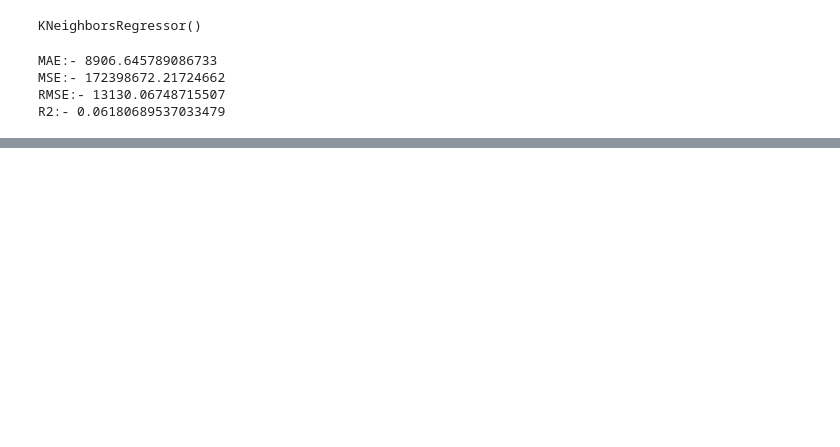
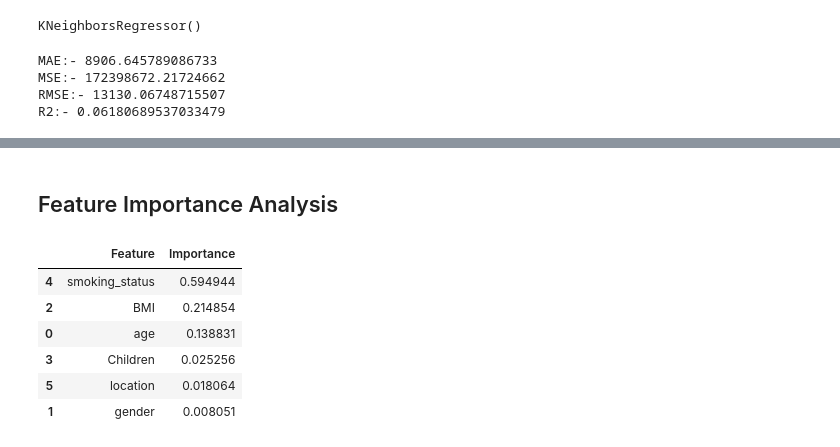
Before and after one commit to Saurabh999261/health-insurance-cost-prediction, a Jupyter notebook: PYTHON_PROJECT_Health_Insurance_Cost_Prediction.ipynb, the cells around one changed output, grey strips where cells are left out. Cells and saved outputs as stored; diff of their text form; code cells hidden in the pictures; blank space fills up the shorter version.

```diff
--- a/PYTHON_PROJECT_Health_Insurance_Cost_Prediction.ipynb
+++ b/PYTHON_PROJECT_Health_Insurance_Cost_Prediction.ipynb
@@ -333,0 +369,16 @@ plt.show()
+# %% [markdown]
+## Feature Importance Analysis
+# %%
+importance = rf.feature_importances_
+feature_names = X.columns
+feature_df = pd.DataFrame({"Feature": feature_names, "Importance": importance})
+feature_df = feature_df.sort_values(by = "Importance",ascending = False)
+feature_df
+# %% [output]
+|  | Feature | Importance |
+| 4 | smoking_status | 0.594944 |
+| 2 | BMI | 0.214854 |
+| 0 | age | 0.138831 |
+| 3 | Children | 0.025256 |
+| 5 | location | 0.018064 |
+| 1 | gender | 0.008051 |
```
Also changed, not shown: parts of 33 cells of this notebook.
